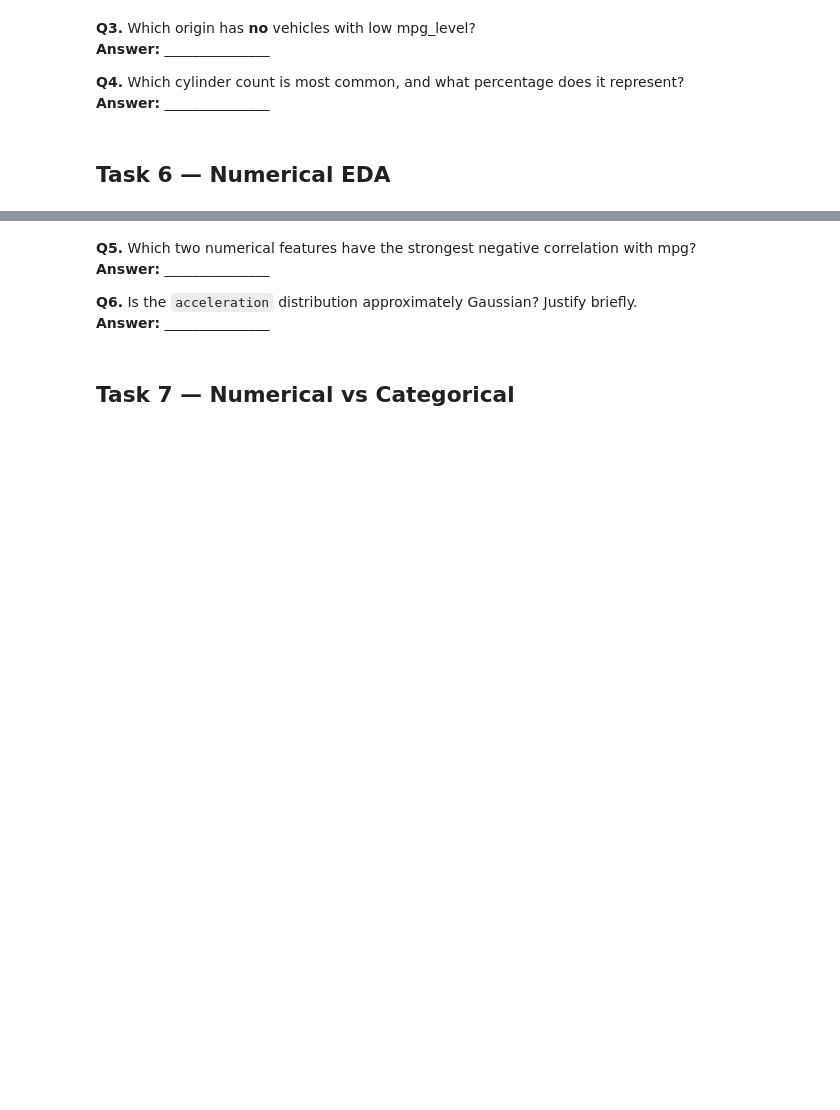
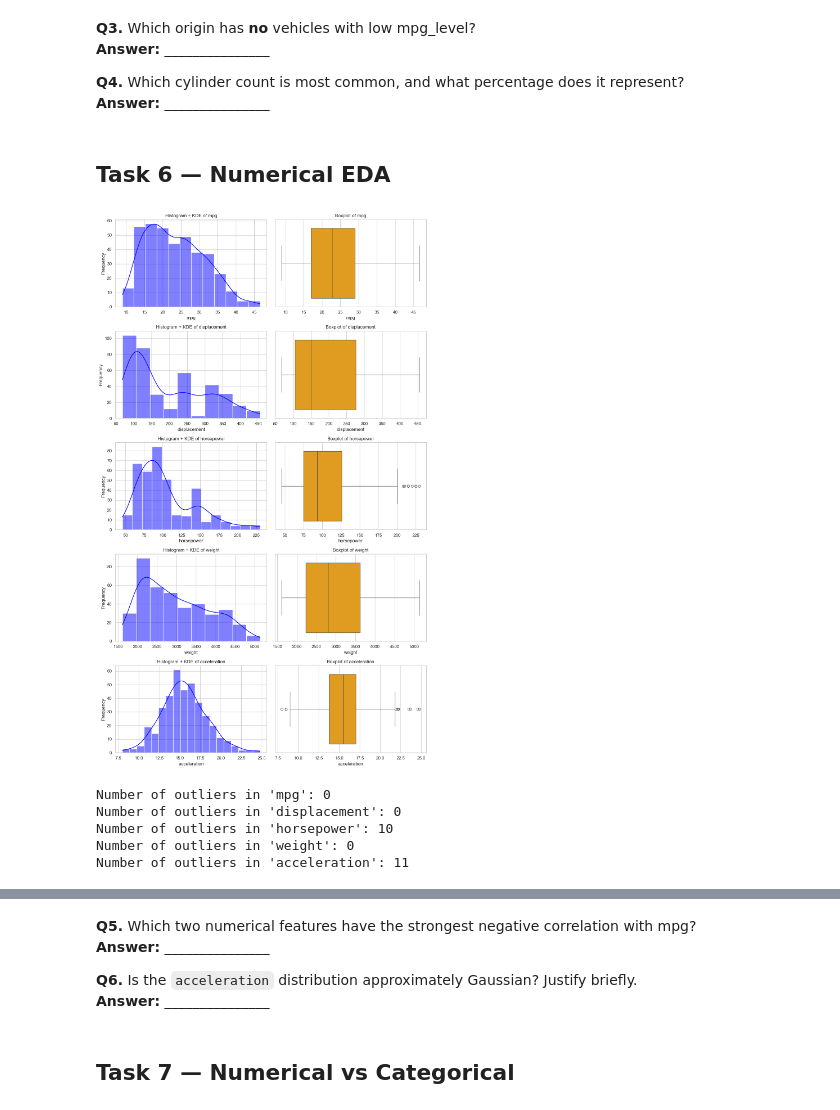
Before and after one commit to tashfeen786/Netsol-week-2, a Jupyter notebook: 02_EDA_Worksheet.ipynb, the cells around one changed output, grey strips where cells are left out. Cells and saved outputs as stored; diff of their text form; code cells hidden in the pictures; blank space fills up the shorter version.

```diff
--- a/02_EDA_Worksheet.ipynb
+++ b/02_EDA_Worksheet.ipynb
@@ -222,14 +230,47 @@ plt.show()
 # %%
 # TODO: For each numerical column plot:
 #   (a) Histogram + KDE  (b) Boxplot
 # Arrange in a grid (n_cols rows × 2 columns)
+num_cols = ['mpg', 'displacement', 'horsepower', 'weight', 'acceleration']
+n_cols = len(num_cols)
+plt.figure(figsize=(12, n_cols * 4))
+for i, col in enumerate(num_cols):
+    plt.subplot(n_cols, 2, 2*i + 1)
+    sns.histplot(df[col], kde=True, color='blue')
+    plt.title(f'Histogram + KDE of {col}')
+    plt.xlabel(col)
+    plt.ylabel('Frequency')
+
+    plt.subplot(n_cols, 2, 2*i + 2)
+    sns.boxplot(x=df[col], color='orange')
+    plt.title(f'Boxplot of {col}')
+    plt.xlabel(col)
+    plt.ylabel('')
+plt.tight_layout()
+plt.show()
+# %% [output]
+[figure, added]
 # %%
 # TODO: Write a function tukey_outliers(series) that returns the outlier values
 # using the IQR (Tukey) rule: Q1 - 1.5*IQR  and  Q3 + 1.5*IQR
 # Then print the outlier count for each numerical column
 
 def tukey_outliers(series):
-    # TODO: implement
-    pass
+        Q1 = series.quantile(0.25)
+        Q3 = series.quantile(0.75)
+        IQR = Q3 - Q1
+        lower_bound = Q1 - 1.5 * IQR
+        upper_bound = Q3 + 1.5 * IQR
+        outliers = series[(series < lower_bound) | (series > upper_bound)]
+        return outliers
+for col in num_cols:
+    outliers = tukey_outliers(df[col])
+    print(f"Number of outliers in '{col}': {len(outliers)}")
+# %% [output]
+Number of outliers in 'mpg': 0
+Number of outliers in 'displacement': 0
+Number of outliers in 'horsepower': 10
+Number of outliers in 'weight': 0
+Number of outliers in 'acceleration': 11
 # %%
 # TODO: Plot a correlation heatmap for all numerical columns (use annot=True)
```
Also changed, not shown: parts of 3 cells of this notebook.
